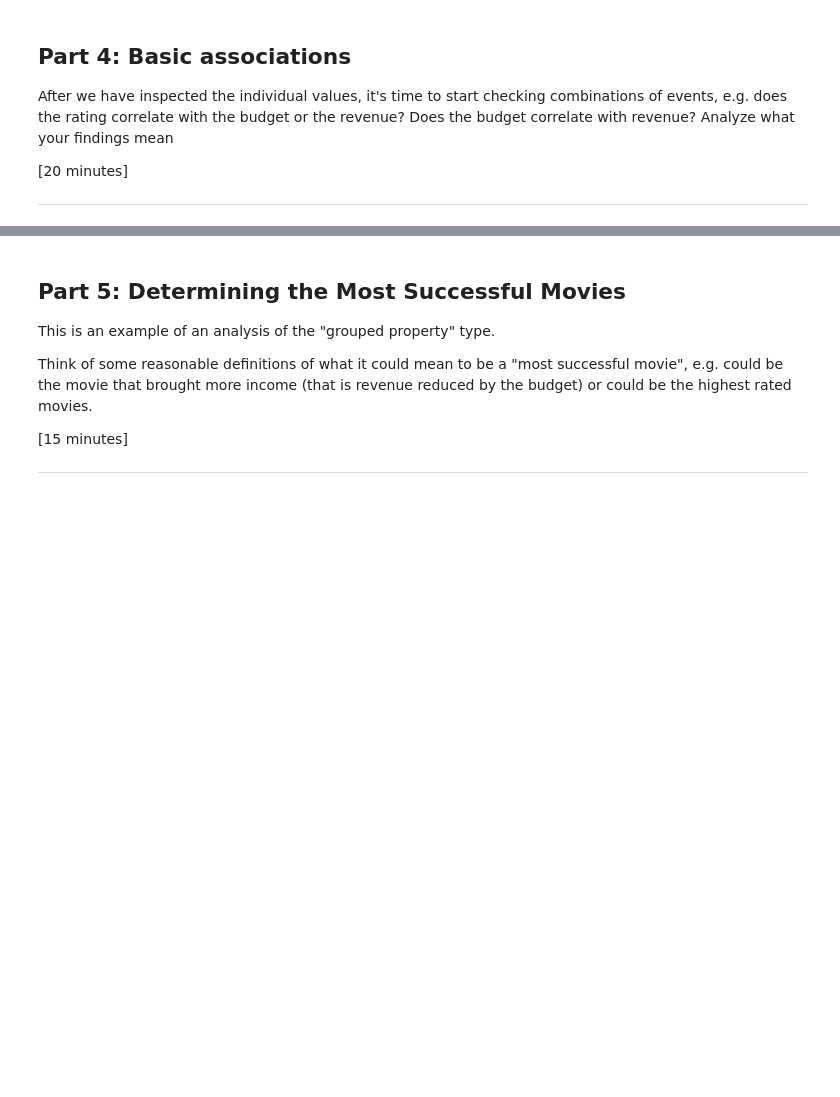
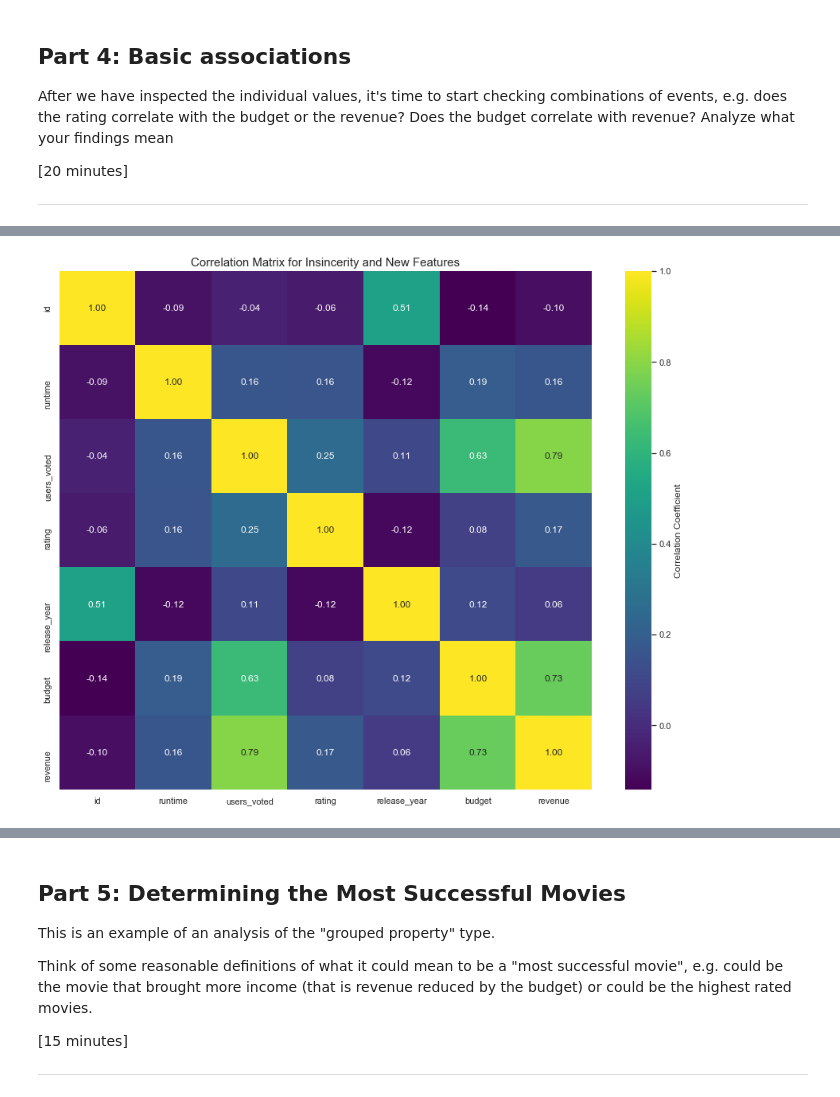
Before and after one commit to HSOFEUP/data-clinics, a Jupyter notebook: Clinic1_Starter_Code2020.ipynb, the cells around one changed output, grey strips where cells are left out. Drawn from its saved outputs; the diff is of its cells as text; code cells hidden in the pictures; blank space fills up the shorter version.

```diff
--- a/Clinic1_Starter_Code2020.ipynb
+++ b/Clinic1_Starter_Code2020.ipynb
@@ -307,0 +316,9 @@ After we have inspected the individual values, it's time to start checking combi
+# %%
+f, ax = plt.subplots(figsize= [15,12])
+ax.
+sns.heatmap(df.corr(), annot=True, fmt=".2f", ax=ax,
+            cbar_kws={'label': 'Correlation Coefficient'}, cmap='viridis')
+ax.set_title("Correlation Matrix for Insincerity and New Features", fontsize=15)
+plt.show()
+# %% [output]
+[figure, added]
```
Also changed, not shown: parts of 4 cells of this notebook.
